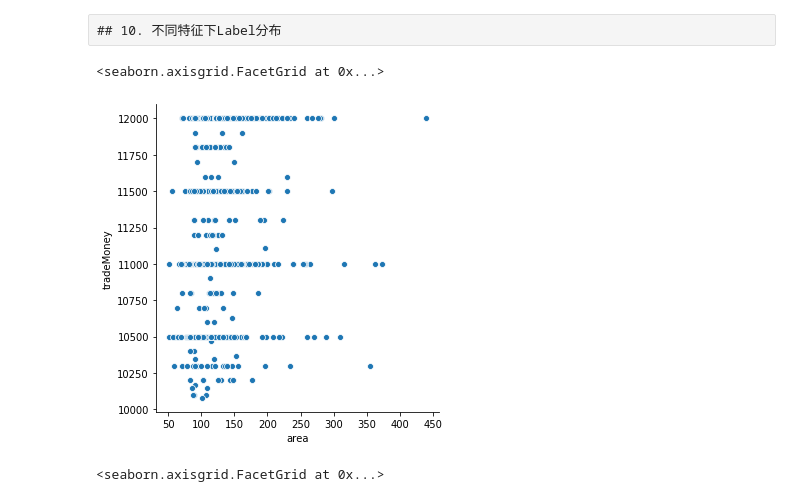
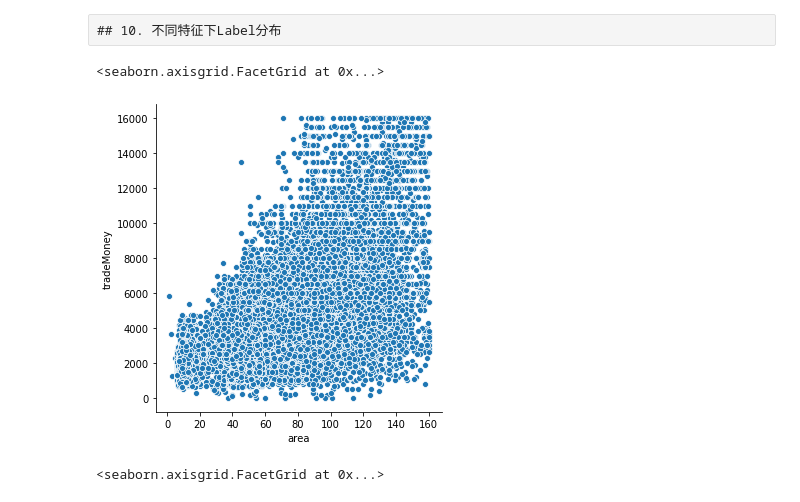
Before and after one commit to weijinqian0/team-learning, a Jupyter notebook: 数据竞赛（房租预测）/1_赛题分析.ipynb, the cells around one changed output. Saved outputs shown, nothing was run; the diff lists cells and outputs as text; code cells hidden in the pictures.

```diff
--- a/数据竞赛（房租预测）/1_赛题分析.ipynb
+++ b/数据竞赛（房租预测）/1_赛题分析.ipynb
@@ -428,10 +428,10 @@ money<=10000 38964
 # %% [raw]
 ## 10. 不同特征下Label分布
 # %%
-sns.relplot(x='area',y='tradeMoney',data=data_train[(data_train['tradeMoney']>10000)&(data_train['tradeMoney']<=12000)&(data_train['area']<=2000)])
+sns.relplot(x='area',y='tradeMoney',sizes=(15, 200),data=data_train[(data_train['area']<=160)&(data_train['tradeMoney']<=16000)])
 # %% [output]
 <seaborn.axisgrid.FacetGrid at 0x...>
-[figure, old version]
+[figure, new version]
 # %%
 
 sns.relplot(x='totalFloor',y='tradeMoney',data=data_train[(data_train['tradeMoney']>10000)&(data_train['tradeMoney']<=12000)])
```
Also changed, not shown: parts of 2 cells of this notebook, 2 other files.
